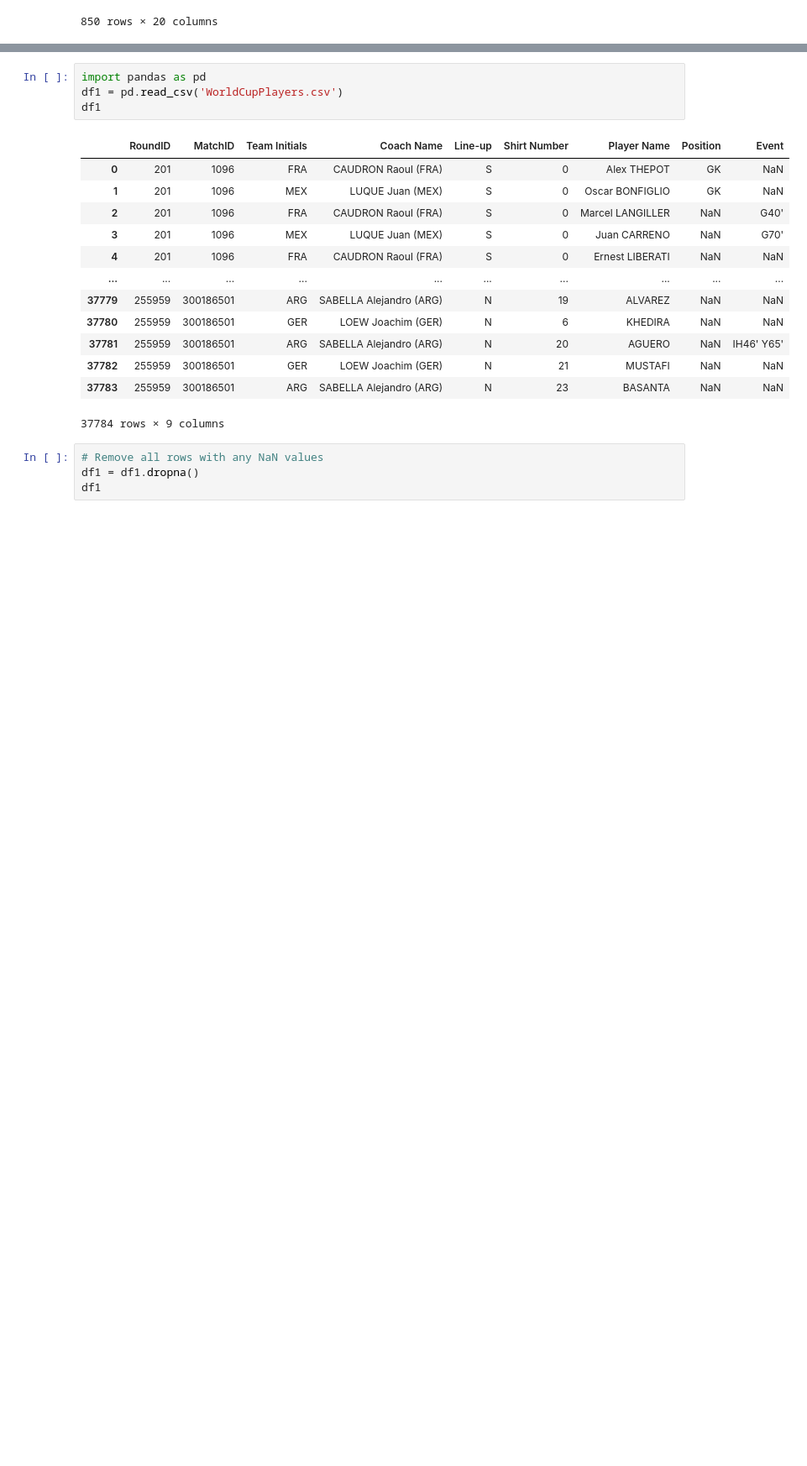
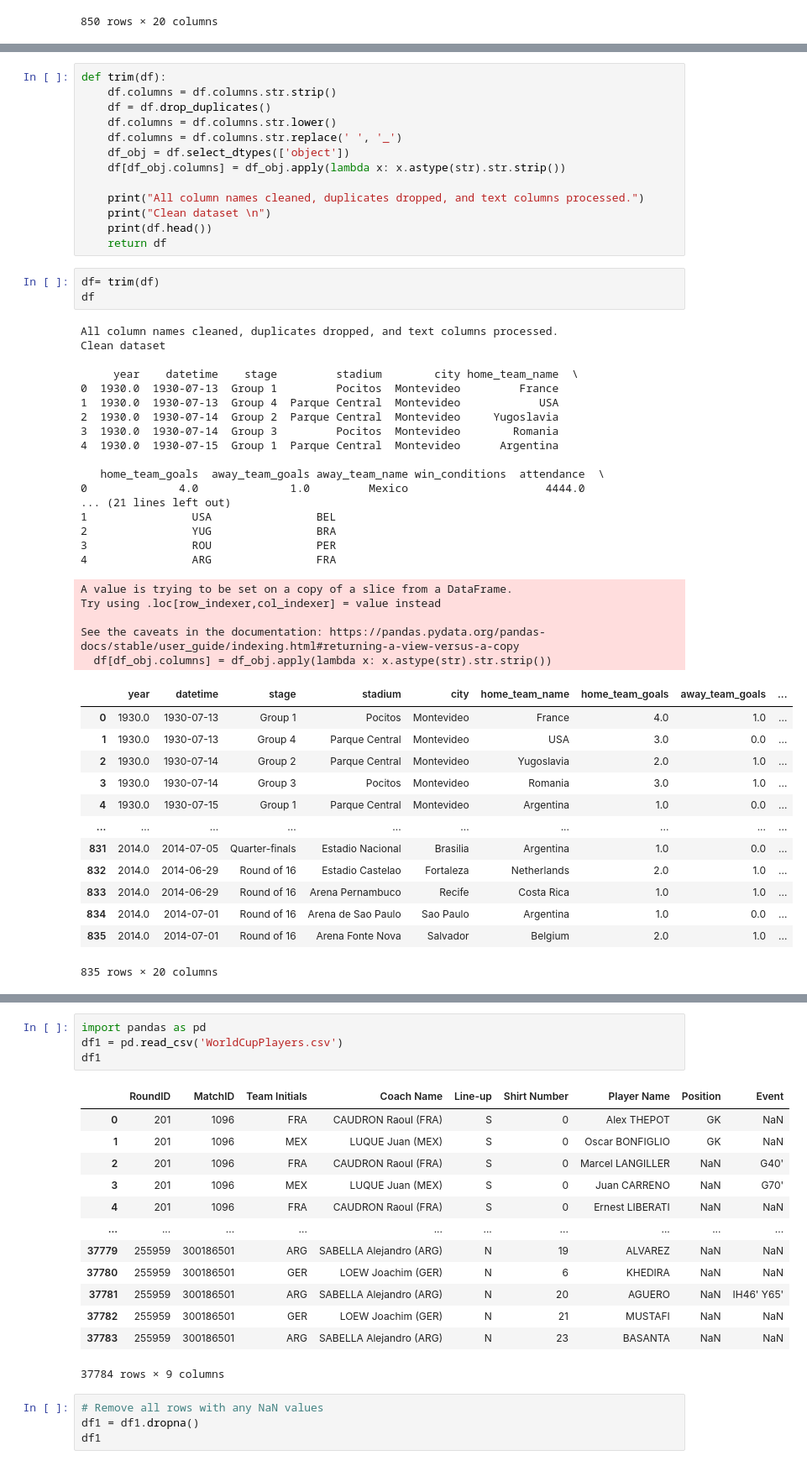
Before and after one commit to Moses209/Fifa-World-Cup-Project, a Jupyter notebook: Fifa World Cup Project.ipynb, the cells around one changed output, grey strips where cells are left out. Shown at 84% size. Saved outputs shown, nothing was run; the diff lists cells and outputs as text; blank space fills up the shorter version.

```diff
--- a/Fifa World Cup Project.ipynb
+++ b/Fifa World Cup Project.ipynb
@@ -114,0 +140,52 @@ df
+# %%
+def trim(df):
+    df.columns = df.columns.str.strip()
+    df = df.drop_duplicates()
+    df.columns = df.columns.str.lower()
+    df.columns = df.columns.str.replace(' ', '_')
+    df_obj = df.select_dtypes(['object'])
+    df[df_obj.columns] = df_obj.apply(lambda x: x.astype(str).str.strip())
+
+    print("All column names cleaned, duplicates dropped, and text columns processed.")
+    print("Clean dataset \n")
+    print(df.head())
+    return df
+# %%
+df= trim(df)
+df
+# %% [output]
+All column names cleaned, duplicates dropped, and text columns processed.
+Clean dataset
+
+     year    datetime    stage         stadium        city home_team_name  \
+0  1930.0  1930-07-13  Group 1         Pocitos  Montevideo         France
+1  1930.0  1930-07-13  Group 4  Parque Central  Montevideo            USA
+2  1930.0  1930-07-14  Group 2  Parque Central  Montevideo     Yugoslavia
+3  1930.0  1930-07-14  Group 3         Pocitos  Montevideo        Romania
+4  1930.0  1930-07-15  Group 1  Parque Central  Montevideo      Argentina
+
+   home_team_goals  away_team_goals away_team_name win_conditions  attendance  \
+0              4.0              1.0         Mexico                     4444.0
+... (21 lines left out)
+1                USA                BEL
+2                YUG                BRA
+3                ROU                PER
+4                ARG                FRA
+A value is trying to be set on a copy of a slice from a DataFrame.
+Try using .loc[row_indexer,col_indexer] = value instead
+
+See the caveats in the documentation: https://pandas.pydata.org/pandas-docs/stable/user_guide/indexing.html#returning-a-view-versus-a-copy
+  df[df_obj.columns] = df_obj.apply(lambda x: x.astype(str).str.strip())
+|  | year | datetime | stage | stadium | city | home_team_name | home_team_goals | away_team_goals | ... |
+| 0 | 1930.0 | 1930-07-13 | Group 1 | Pocitos | Montevideo | France | 4.0 | 1.0 | ... |
+| 1 | 1930.0 | 1930-07-13 | Group 4 | Parque Central | Montevideo | USA | 3.0 | 0.0 | ... |
+| 2 | 1930.0 | 1930-07-14 | Group 2 | Parque Central | Montevideo | Yugoslavia | 2.0 | 1.0 | ... |
+| 3 | 1930.0 | 1930-07-14 | Group 3 | Pocitos | Montevideo | Romania | 3.0 | 1.0 | ... |
+| 4 | 1930.0 | 1930-07-15 | Group 1 | Parque Central | Montevideo | Argentina | 1.0 | 0.0 | ... |
+| ... | ... | ... | ... | ... | ... | ... | ... | ... | ... |
+| 831 | 2014.0 | 2014-07-05 | Quarter-finals | Estadio Nacional | Brasilia | Argentina | 1.0 | 0.0 | ... |
+| 832 | 2014.0 | 2014-06-29 | Round of 16 | Estadio Castelao | Fortaleza | Netherlands | 2.0 | 1.0 | ... |
+| 833 | 2014.0 | 2014-06-29 | Round of 16 | Arena Pernambuco | Recife | Costa Rica | 1.0 | 1.0 | ... |
+| 834 | 2014.0 | 2014-07-01 | Round of 16 | Arena de Sao Paulo | Sao Paulo | Argentina | 1.0 | 0.0 | ... |
+| 835 | 2014.0 | 2014-07-01 | Round of 16 | Arena Fonte Nova | Salvador | Belgium | 2.0 | 1.0 | ... |
+835 rows × 20 columns
```
Also changed, not shown: parts of 7 cells of this notebook, 3 other files.
